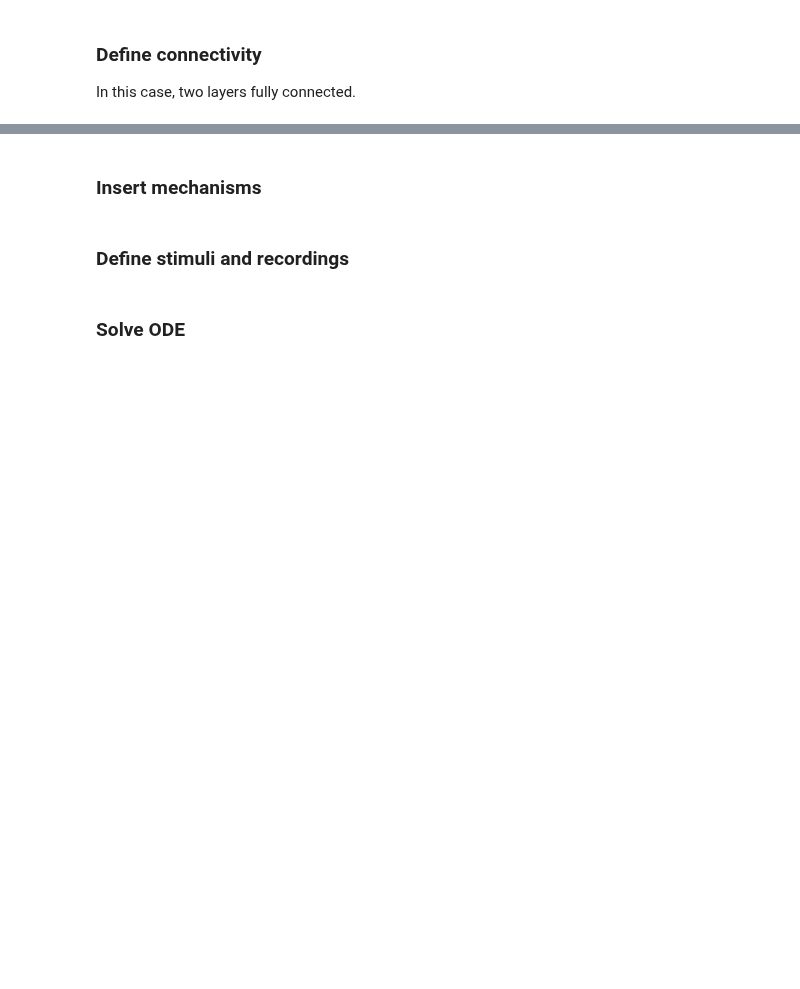
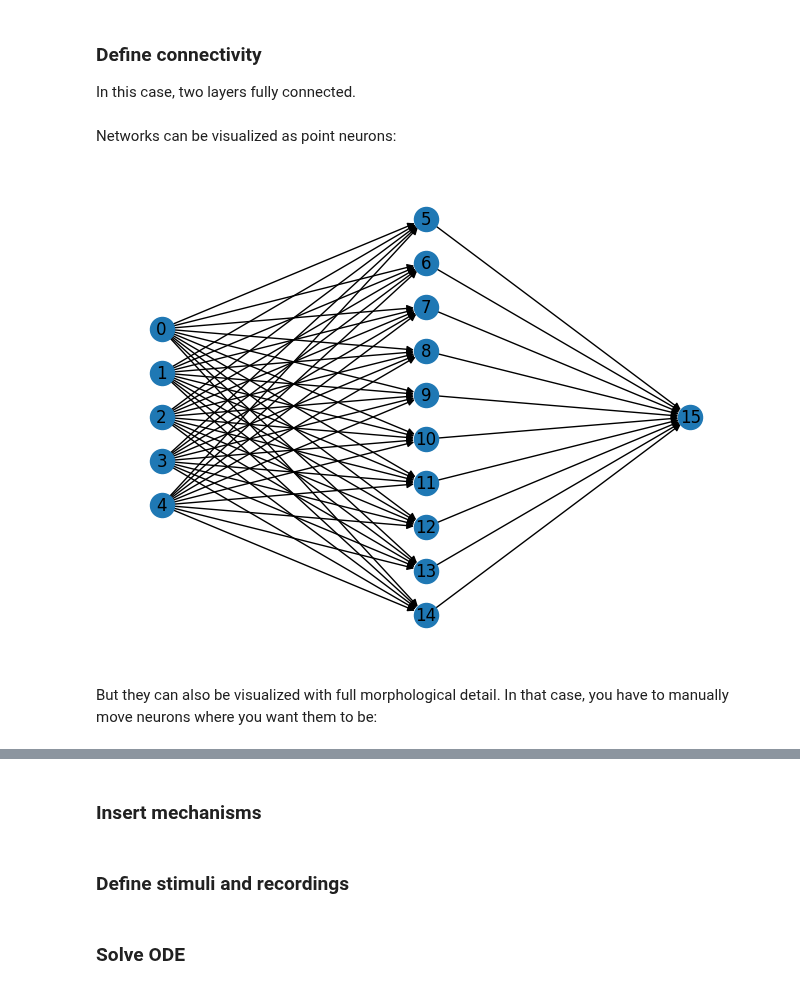
Before and after one commit to jaxleyverse/jaxley, a Jupyter notebook: tutorials/01_small_network.ipynb, the cells around one changed output, grey strips where cells are left out. Saved outputs shown, nothing was run; the diff lists cells and outputs as text; code cells hidden in the pictures; blank space fills up the shorter version.

```diff
--- a/tutorials/01_small_network.ipynb
+++ b/tutorials/01_small_network.ipynb
@@ -80,3 +81,11 @@ connectivities = [
 ]
 # %%
 network = jx.Network([cell for _ in range(num_cells)], connectivities)
+# %% [markdown]
+Networks can be visualized as point neurons:
+# %%
+network.vis(detail="point", layers=[5, 10, 1])
+# %% [output]
+[figure, added]
+# %% [markdown]
+But they can also be visualized with full morphological detail. In that case, you have to manually move neurons where you want them to be:
```
Also changed, not shown: parts of 4 cells of this notebook, 1 other file.
